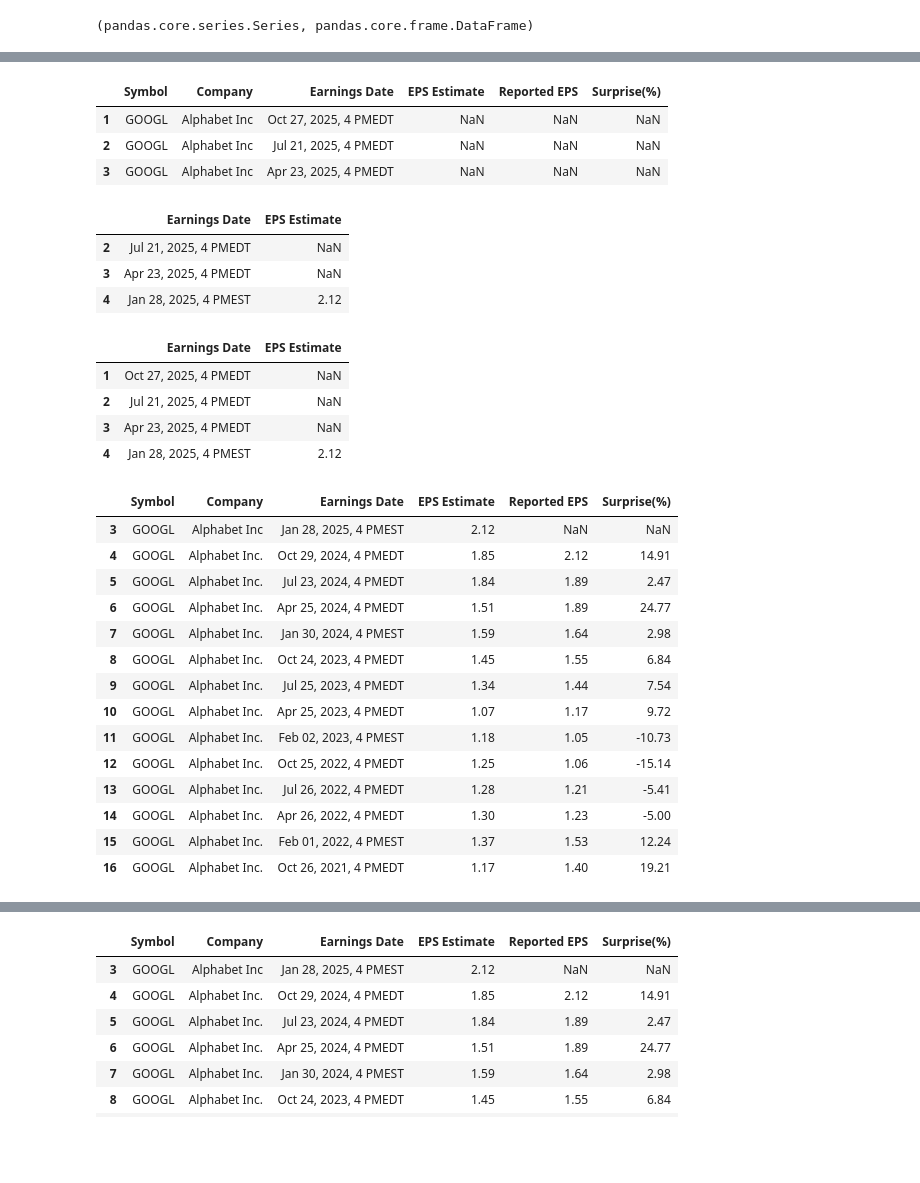
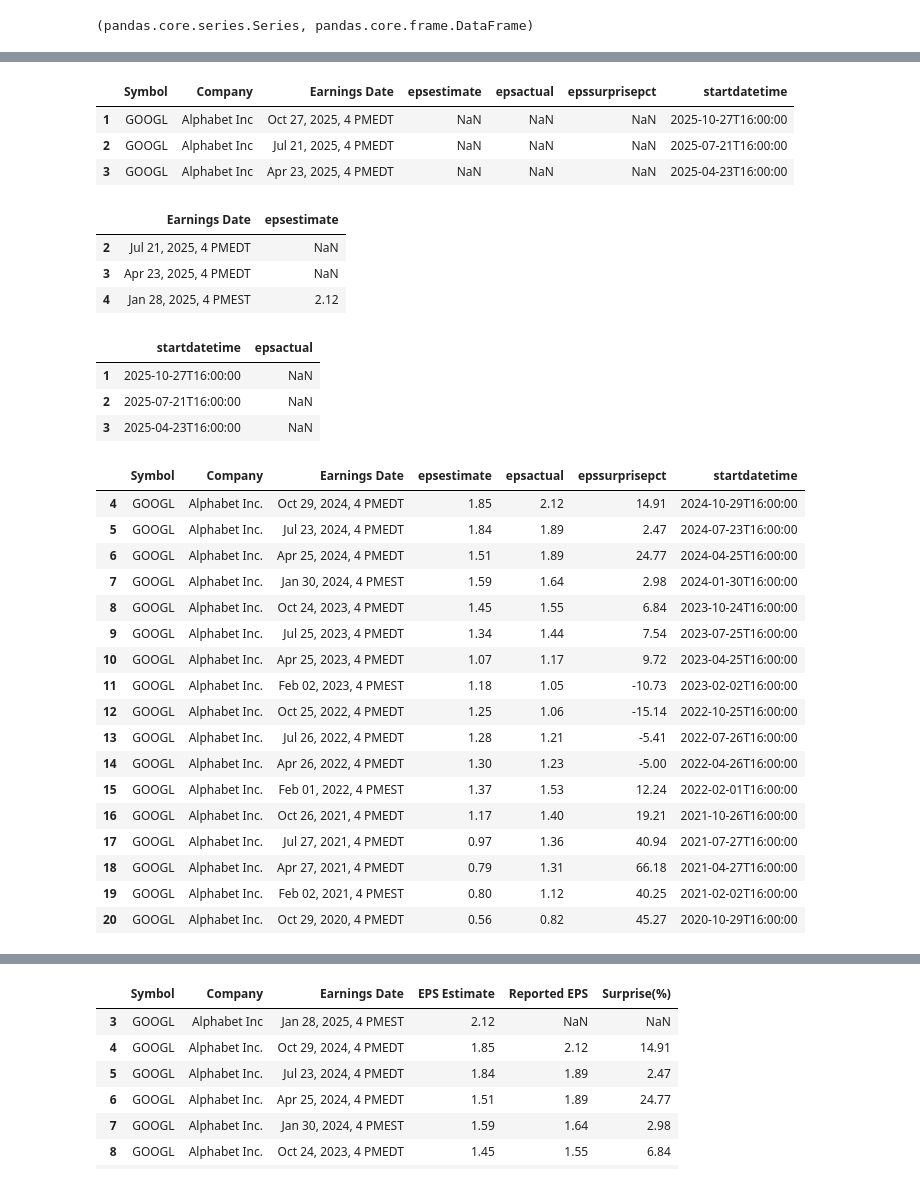
Before and after one commit to hajju0617/Data-Analysis-Study, a Jupyter notebook: pandas_numpy_data_processing.ipynb, the cells around one changed output, grey strips where cells are left out. Saved outputs shown, nothing was run; the diff lists cells and outputs as text; code cells hidden in the pictures; blank space fills up the shorter version.

```diff
--- a/pandas_numpy_data_processing.ipynb
+++ b/pandas_numpy_data_processing.ipynb
@@ -30,2 +32,23 @@ GOOGL,Alphabet Inc.,"Jan 30, 2024, 4 PMEST",1.59,1.64,2.98
+# %%
+earning_df["startdatetime"] = earning_df['Earnings Date'].map(
+    lambda date_str: (datetime.strptime(date_str[:-3], "%b %d, %Y, %I %p")).strftime("%Y-%m-%dT%H:%M:%S")
+)
+# %%
+earning_df.rename(
+    {"Reported EPS": "epsactual",
+     "EPS Estimate": "epsestimate",
+     "Surprise(%)": "epssurprisepct"},
+    axis=1,
+    inplace=True)
+# %%
+earning_df["epsactual"] = earning_df["epsactual"].map(
+    lambda x: float(x)
+)
+earning_df["epsestimate"] = earning_df["epsestimate"].map(
+    lambda x: float(x)
+)
+earning_df["epssurprisepct"] = earning_df["epssurprisepct"].map(
+    lambda x: float(x)
+)
 # %%
 # head() : 데이터 프레임의 시작부를 출력.
@@ -188,45 +222,47 @@ earning_df_new_index.iloc[1:3]
 # loc: 인덱스 기반. (loc를 사용할 경우 범위의 마지막에 해당하는 값도 결과에 포함됨.)
 earning_df_new_index.loc[1:3]
 # %% [output]
-|  | Symbol | Company | Earnings Date | EPS Estimate | Reported EPS | Surprise(%) |
-| 1 | GOOGL | Alphabet Inc | Oct 27, 2025, 4 PMEDT | NaN | NaN | NaN |
-| 2 | GOOGL | Alphabet Inc | Jul 21, 2025, 4 PMEDT | NaN | NaN | NaN |
-| 3 | GOOGL | Alphabet Inc | Apr 23, 2025, 4 PMEDT | NaN | NaN | NaN |
+|  | Symbol | Company | Earnings Date | epsestimate | epsactual | epssurprisepct | startdatetime |
+| 1 | GOOGL | Alphabet Inc | Oct 27, 2025, 4 PMEDT | NaN | NaN | NaN | 2025-10-27T16:00:00 |
+| 2 | GOOGL | Alphabet Inc | Jul 21, 2025, 4 PMEDT | NaN | NaN | NaN | 2025-07-21T16:00:00 |
+| 3 | GOOGL | Alphabet Inc | Apr 23, 2025, 4 PMEDT | NaN | NaN | NaN | 2025-04-23T16:00:00 |
 # %%
 # 행과 열의 범위를 동시에 지정. ( iloc[행의 범위 , [선택할 열]] )
 # iloc는 순서에 의존해서 선택이 이뤄지기 때문에 숫자 범위로 넣으면 됨.
 earning_df_new_index.iloc[1:4,[2,3]]
 # %% [output]
-|  | Earnings Date | EPS Estimate |
+|  | Earnings Date | epsestimate |
 | 2 | Jul 21, 2025, 4 PMEDT | NaN |
 | 3 | Apr 23, 2025, 4 PMEDT | NaN |
 | 4 | Jan 28, 2025, 4 PMEST | 2.12 |
 # %%
 # loc은 index, column값을 가지고 선택이 이뤄지기 때문에 선택하려는 index, column 값들을 넣어줘야함.
-earning_df_new_index.loc[1:4,["Earnings Date", "EPS Estimate"]]
+earning_df_new_index.loc[1:3,["startdatetime", "epsactual"]]
 # %% [output]
-|  | Earnings Date | EPS Estimate |
-| 1 | Oct 27, 2025, 4 PMEDT | NaN |
-| 2 | Jul 21, 2025, 4 PMEDT | NaN |
-| 3 | Apr 23, 2025, 4 PMEDT | NaN |
-| 4 | Jan 28, 2025, 4 PMEST | 2.12 |
+|  | startdatetime | epsactual |
+| 1 | 2025-10-27T16:00:00 | NaN |
+| 2 | 2025-07-21T16:00:00 | NaN |
+| 3 | 2025-04-23T16:00:00 | NaN |
 # %%
 # 조건으로 필터링.
-earning_df[earning_df["EPS Estimate"] > 1.0]
+earning_df[earning_df["epsactual"] > 0.8]
 # %% [output]
-|  | Symbol | Company | Earnings Date | EPS Estimate | Reported EPS | Surprise(%) |
-| 3 | GOOGL | Alphabet Inc | Jan 28, 2025, 4 PMEST | 2.12 | NaN | NaN |
-| 4 | GOOGL | Alphabet Inc. | Oct 29, 2024, 4 PMEDT | 1.85 | 2.12 | 14.91 |
-| 5 | GOOGL | Alphabet Inc. | Jul 23, 2024, 4 PMEDT | 1.84 | 1.89 | 2.47 |
-| 6 | GOOGL | Alphabet Inc. | Apr 25, 2024, 4 PMEDT | 1.51 | 1.89 | 24.77 |
-| 7 | GOOGL | Alphabet Inc. | Jan 30, 2024, 4 PMEST | 1.59 | 1.64 | 2.98 |
-| 8 | GOOGL | Alphabet Inc. | Oct 24, 2023, 4 PMEDT | 1.45 | 1.55 | 6.84 |
-| 9 | GOOGL | Alphabet Inc. | Jul 25, 2023, 4 PMEDT | 1.34 | 1.44 | 7.54 |
-| 10 | GOOGL | Alphabet Inc. | Apr 25, 2023, 4 PMEDT | 1.07 | 1.17 | 9.72 |
-| 11 | GOOGL | Alphabet Inc. | Feb 02, 2023, 4 PMEST | 1.18 | 1.05 | -10.73 |
-| 12 | GOOGL | Alphabet Inc. | Oct 25, 2022, 4 PMEDT | 1.25 | 1.06 | -15.14 |
-| 13 | GOOGL | Alphabet Inc. | Jul 26, 2022, 4 PMEDT | 1.28 | 1.21 | -5.41 |
-| 14 | GOOGL | Alphabet Inc. | Apr 26, 2022, 4 PMEDT | 1.30 | 1.23 | -5.00 |
-| 15 | GOOGL | Alphabet Inc. | Feb 01, 2022, 4 PMEST | 1.37 | 1.53 | 12.24 |
-| 16 | GOOGL | Alphabet Inc. | Oct 26, 2021, 4 PMEDT | 1.17 | 1.40 | 19.21 |
+|  | Symbol | Company | Earnings Date | epsestimate | epsactual | epssurprisepct | startdatetime |
+| 4 | GOOGL | Alphabet Inc. | Oct 29, 2024, 4 PMEDT | 1.85 | 2.12 | 14.91 | 2024-10-29T16:00:00 |
+| 5 | GOOGL | Alphabet Inc. | Jul 23, 2024, 4 PMEDT | 1.84 | 1.89 | 2.47 | 2024-07-23T16:00:00 |
+| 6 | GOOGL | Alphabet Inc. | Apr 25, 2024, 4 PMEDT | 1.51 | 1.89 | 24.77 | 2024-04-25T16:00:00 |
+| 7 | GOOGL | Alphabet Inc. | Jan 30, 2024, 4 PMEST | 1.59 | 1.64 | 2.98 | 2024-01-30T16:00:00 |
+| 8 | GOOGL | Alphabet Inc. | Oct 24, 2023, 4 PMEDT | 1.45 | 1.55 | 6.84 | 2023-10-24T16:00:00 |
+| 9 | GOOGL | Alphabet Inc. | Jul 25, 2023, 4 PMEDT | 1.34 | 1.44 | 7.54 | 2023-07-25T16:00:00 |
+| 10 | GOOGL | Alphabet Inc. | Apr 25, 2023, 4 PMEDT | 1.07 | 1.17 | 9.72 | 2023-04-25T16:00:00 |
+| 11 | GOOGL | Alphabet Inc. | Feb 02, 2023, 4 PMEST | 1.18 | 1.05 | -10.73 | 2023-02-02T16:00:00 |
+| 12 | GOOGL | Alphabet Inc. | Oct 25, 2022, 4 PMEDT | 1.25 | 1.06 | -15.14 | 2022-10-25T16:00:00 |
+| 13 | GOOGL | Alphabet Inc. | Jul 26, 2022, 4 PMEDT | 1.28 | 1.21 | -5.41 | 2022-07-26T16:00:00 |
+| 14 | GOOGL | Alphabet Inc. | Apr 26, 2022, 4 PMEDT | 1.30 | 1.23 | -5.00 | 2022-04-26T16:00:00 |
+| 15 | GOOGL | Alphabet Inc. | Feb 01, 2022, 4 PMEST | 1.37 | 1.53 | 12.24 | 2022-02-01T16:00:00 |
+| 16 | GOOGL | Alphabet Inc. | Oct 26, 2021, 4 PMEDT | 1.17 | 1.40 | 19.21 | 2021-10-26T16:00:00 |
+| 17 | GOOGL | Alphabet Inc. | Jul 27, 2021, 4 PMEDT | 0.97 | 1.36 | 40.94 | 2021-07-27T16:00:00 |
+| 18 | GOOGL | Alphabet Inc. | Apr 27, 2021, 4 PMEDT | 0.79 | 1.31 | 66.18 | 2021-04-27T16:00:00 |
+| 19 | GOOGL | Alphabet Inc. | Feb 02, 2021, 4 PMEST | 0.80 | 1.12 | 40.25 | 2021-02-02T16:00:00 |
+| 20 | GOOGL | Alphabet Inc. | Oct 29, 2020, 4 PMEDT | 0.56 | 0.82 | 45.27 | 2020-10-29T16:00:00 |
 # %%
```
Also changed, not shown: parts of 63 cells of this notebook.
